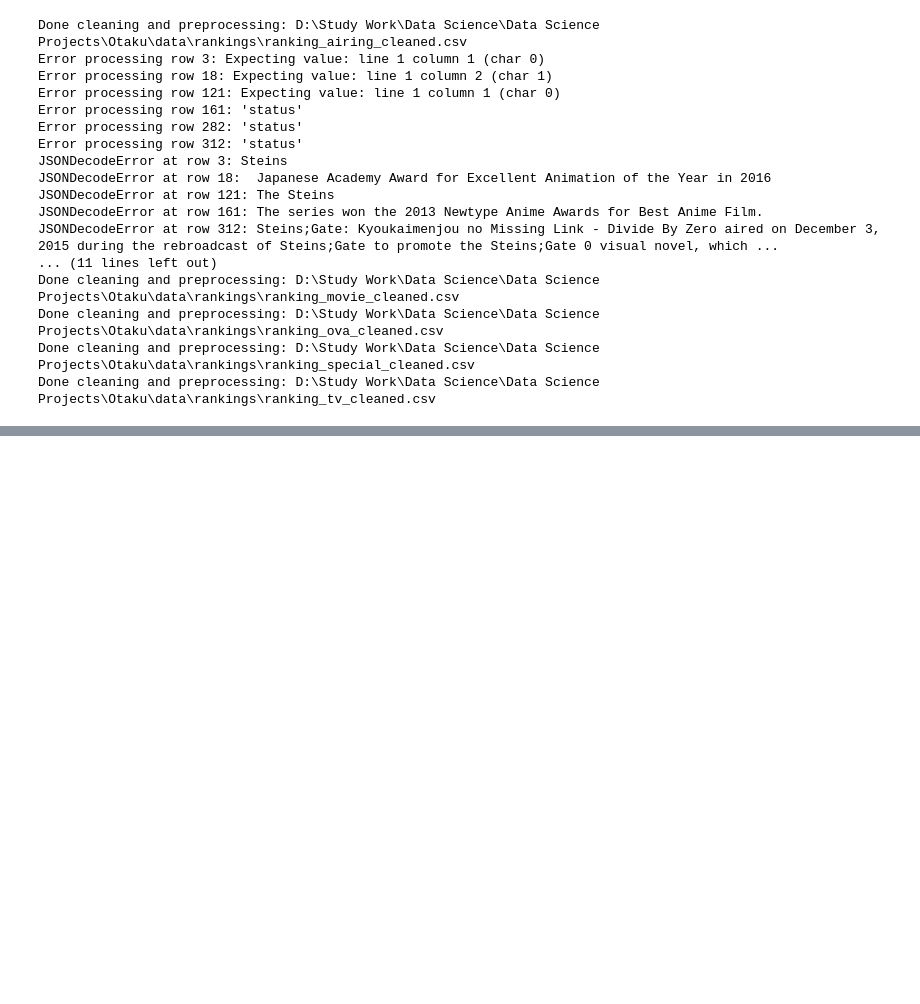
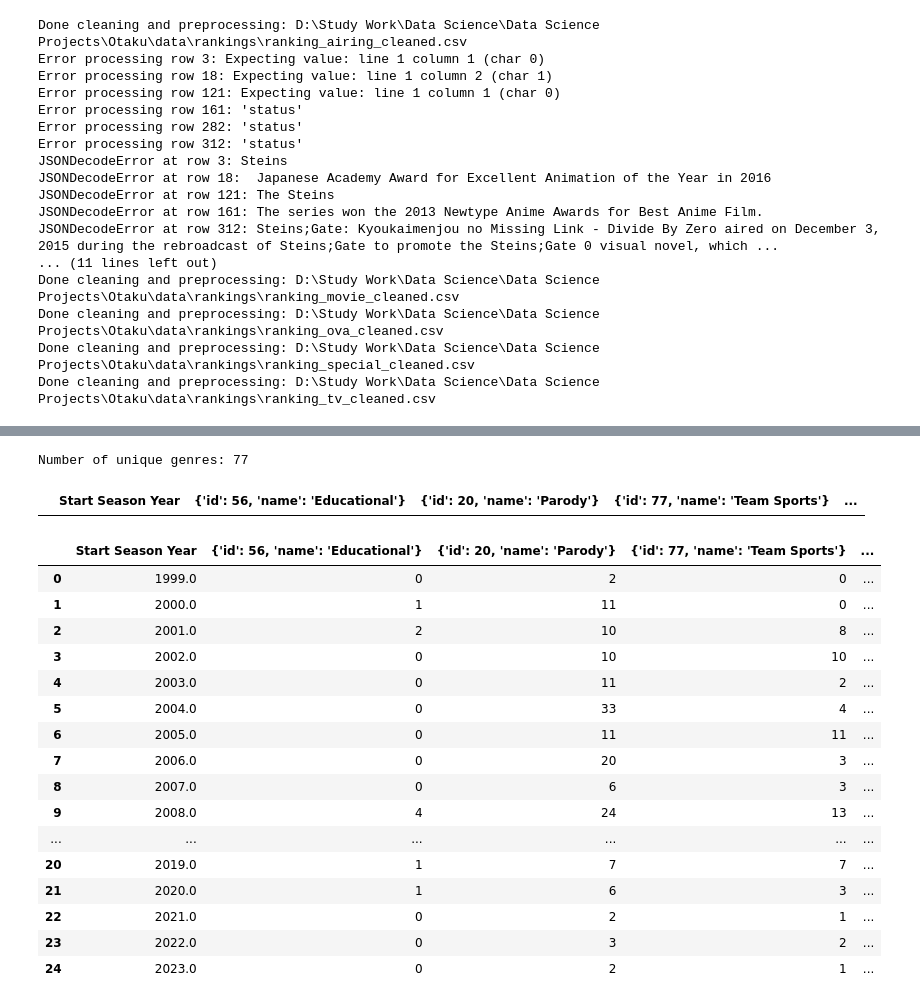
Before and after one commit to iSathyam31/Anime_Analytics, a Jupyter notebook: 1-dataCollection_Preprocessing/2-dataPreprocessing.ipynb, the cells around one changed output, grey strips where cells are left out. Saved outputs shown, nothing was run; the diff lists cells and outputs as text; code cells hidden in the pictures; blank space fills up the shorter version.

```diff
--- a/1-dataCollection_Preprocessing/2-dataPreprocessing.ipynb
+++ b/1-dataCollection_Preprocessing/2-dataPreprocessing.ipynb
@@ -507,0 +651,75 @@ Done cleaning and preprocessing: D:\Study Work\Data Science\Data Science Project
+# %%
+# create a list for genres
+genres_list = [genre for genre in set(genres_time_series_df['genre'])]
+print('Number of unique genres:', len(genres_list))
+
+
+# create a new dataframe for as timeseries
+column_names = ['Start Season Year']
+column_names.extend([genre for genre in genres_list])
+
+new_genres_time_series_df = pd.DataFrame(columns=column_names)
+new_genres_time_series_df.head()
+# %% [output]
+Number of unique genres: 77
+|  | Start Season Year | {'id': 56, 'name': 'Educational'} | {'id': 20, 'name': 'Parody'} | {'id': 77, 'name': 'Team Sports'} | ... |
+# %%
+# for row in test:
+for row in range(len(genres_time_series_df)):
+    skip = False
+
+    single_year_row = {}
+
+    start_season_year = genres_time_series_df['start_season_year'][row]
+
+    # skip years earlier than 1999
+    if start_season_year < 1999.0:
+        continue
+
+    # if start season year already exists in the dataframe, just add
+    for year in new_genres_time_series_df['Start Season Year']:
+        if start_season_year == year:
+            # add to dataframe
+            genre = genres_time_series_df['genre'][row]
+            genre_count = genres_time_series_df['count'][row]
+
+            new_genres_time_series_df.loc[new_genres_time_series_df['Start Season Year'] == start_season_year, genre] = genre_count
+
+            skip = True
+            break
+
+    if skip:
+        continue
+
+    single_year_row['Start Season Year'] = [start_season_year]
+
+    for genre in genres_list:
+        # add to dictionary the start season year and count
+        if genre == genres_time_series_df['genre'][row]:
+            single_year_row[genre] = [genres_time_series_df['count'][row]]
+        else:
+            single_year_row[genre] = [0]
+
+    # add to dataframe using pd.concat
+    new_row_df = pd.DataFrame(single_year_row)
+    new_genres_time_series_df = pd.concat([new_genres_time_series_df, new_row_df], ignore_index=True)
+# %%
+new_genres_time_series_df
+# %% [output]
+|  | Start Season Year | {'id': 56, 'name': 'Educational'} | {'id': 20, 'name': 'Parody'} | {'id': 77, 'name': 'Team Sports'} | ... |
+| 0 | 1999.0 | 0 | 2 | 0 | ... |
+| 1 | 2000.0 | 1 | 11 | 0 | ... |
+| 2 | 2001.0 | 2 | 10 | 8 | ... |
+| 3 | 2002.0 | 0 | 10 | 10 | ... |
+| 4 | 2003.0 | 0 | 11 | 2 | ... |
+| 5 | 2004.0 | 0 | 33 | 4 | ... |
+| 6 | 2005.0 | 0 | 11 | 11 | ... |
+| 7 | 2006.0 | 0 | 20 | 3 | ... |
+| 8 | 2007.0 | 0 | 6 | 3 | ... |
+| 9 | 2008.0 | 4 | 24 | 13 | ... |
+| ... | ... | ... | ... | ... | ... |
+| 20 | 2019.0 | 1 | 7 | 7 | ... |
+| 21 | 2020.0 | 1 | 6 | 3 | ... |
+| 22 | 2021.0 | 0 | 2 | 1 | ... |
+| 23 | 2022.0 | 0 | 3 | 2 | ... |
+| 24 | 2023.0 | 0 | 2 | 1 | ... |
```
Also changed, not shown: parts of 16 cells of this notebook.
